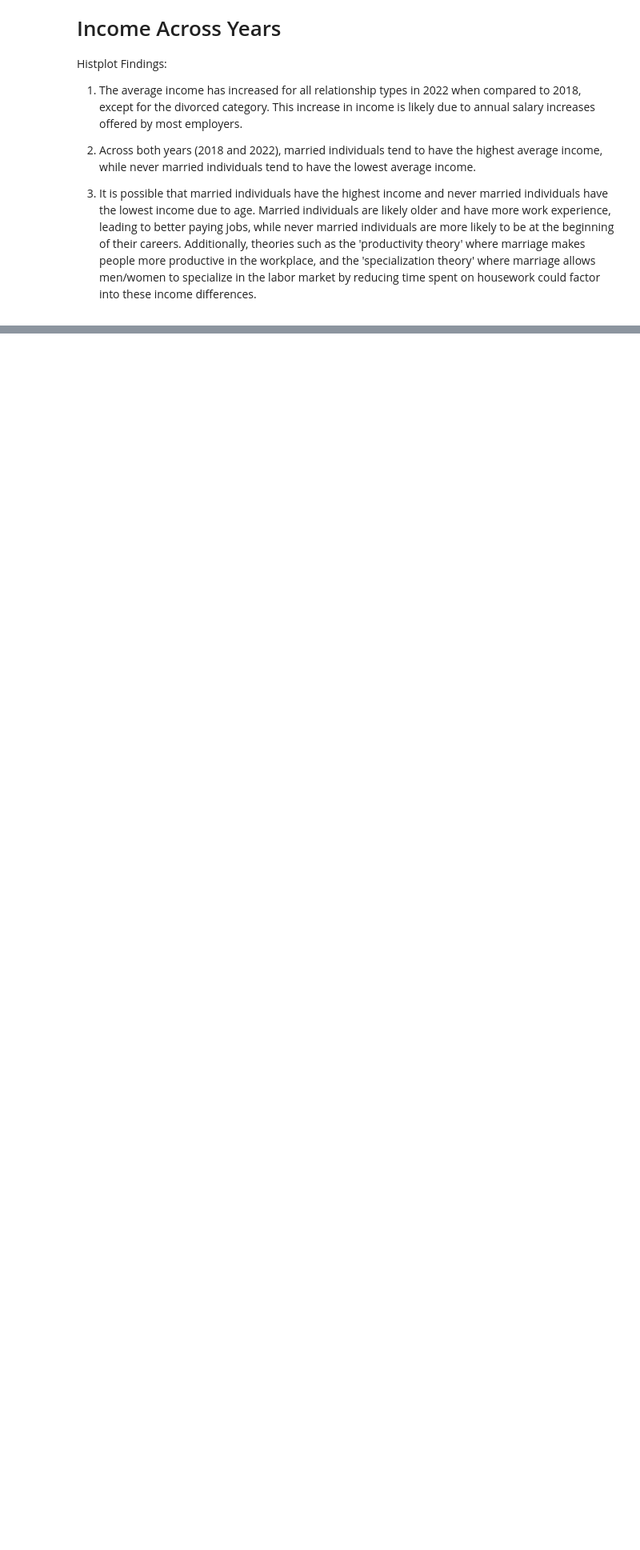
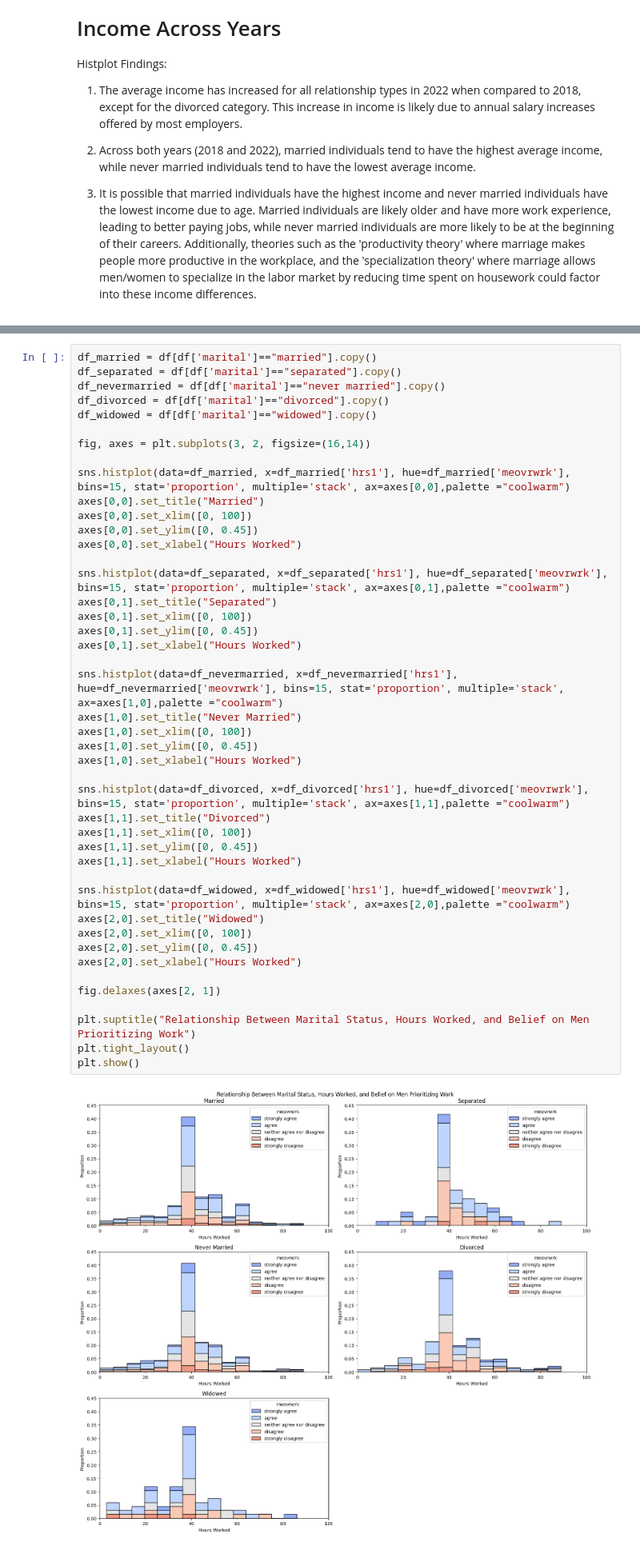
Before and after one commit to imdressel/project_gss, a Jupyter notebook: project1_Final_Visualizations.ipynb, the cells around one changed output, grey strips where cells are left out. Shown at 80% size. Saved outputs shown, nothing was run; the diff lists cells and outputs as text; blank space fills up the shorter version.

```diff
--- a/project1_Final_Visualizations.ipynb
+++ b/project1_Final_Visualizations.ipynb
@@ -115,0 +223,46 @@ Histplot Findings:
+# %%
+df_married = df[df['marital']=="married"].copy()
+df_separated = df[df['marital']=="separated"].copy()
+df_nevermarried = df[df['marital']=="never married"].copy()
+df_divorced = df[df['marital']=="divorced"].copy()
+df_widowed = df[df['marital']=="widowed"].copy()
+
+fig, axes = plt.subplots(3, 2, figsize=(16,14))
+
+sns.histplot(data=df_married, x=df_married['hrs1'], hue=df_married['meovrwrk'], bins=15, stat='proportion', multiple='stack', ax=axes[0,0],palette ="coolwarm")
+axes[0,0].set_title("Married")
+axes[0,0].set_xlim([0, 100])
+axes[0,0].set_ylim([0, 0.45])
+axes[0,0].set_xlabel("Hours Worked")
+
+sns.histplot(data=df_separated, x=df_separated['hrs1'], hue=df_separated['meovrwrk'], bins=15, stat='proportion', multiple='stack', ax=axes[0,1],palette ="coolwarm")
+axes[0,1].set_title("Separated")
+axes[0,1].set_xlim([0, 100])
+axes[0,1].set_ylim([0, 0.45])
+axes[0,1].set_xlabel("Hours Worked")
+
+sns.histplot(data=df_nevermarried, x=df_nevermarried['hrs1'], hue=df_nevermarried['meovrwrk'], bins=15, stat='proportion', multiple='stack', ax=axes[1,0],palette ="coolwarm")
+axes[1,0].set_title("Never Married")
+axes[1,0].set_xlim([0, 100])
+axes[1,0].set_ylim([0, 0.45])
+axes[1,0].set_xlabel("Hours Worked")
+
+sns.histplot(data=df_divorced, x=df_divorced['hrs1'], hue=df_divorced['meovrwrk'], bins=15, stat='proportion', multiple='stack', ax=axes[1,1],palette ="coolwarm")
+axes[1,1].set_title("Divorced")
+axes[1,1].set_xlim([0, 100])
+axes[1,1].set_ylim([0, 0.45])
+axes[1,1].set_xlabel("Hours Worked")
+
+sns.histplot(data=df_widowed, x=df_widowed['hrs1'], hue=df_widowed['meovrwrk'], bins=15, stat='proportion', multiple='stack', ax=axes[2,0],palette ="coolwarm")
+axes[2,0].set_title("Widowed")
+axes[2,0].set_xlim([0, 100])
+axes[2,0].set_ylim([0, 0.45])
+axes[2,0].set_xlabel("Hours Worked")
+
+fig.delaxes(axes[2, 1])
+
+plt.suptitle("Relationship Between Marital Status, Hours Worked, and Belief on Men Prioritizing Work")
+plt.tight_layout()
+plt.show()
+# %% [output]
+[figure, added]
```
Also changed, not shown: parts of 15 cells of this notebook.
